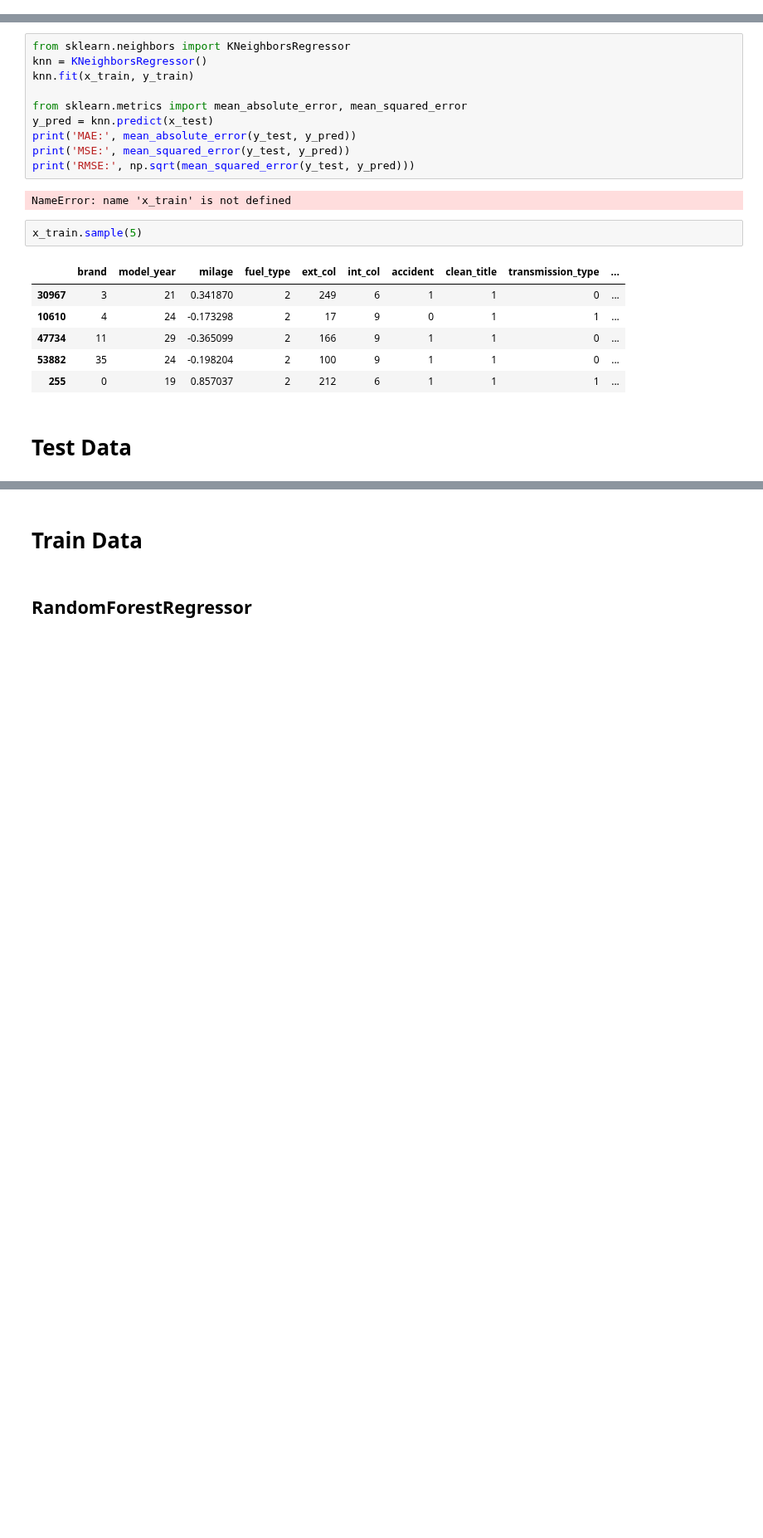
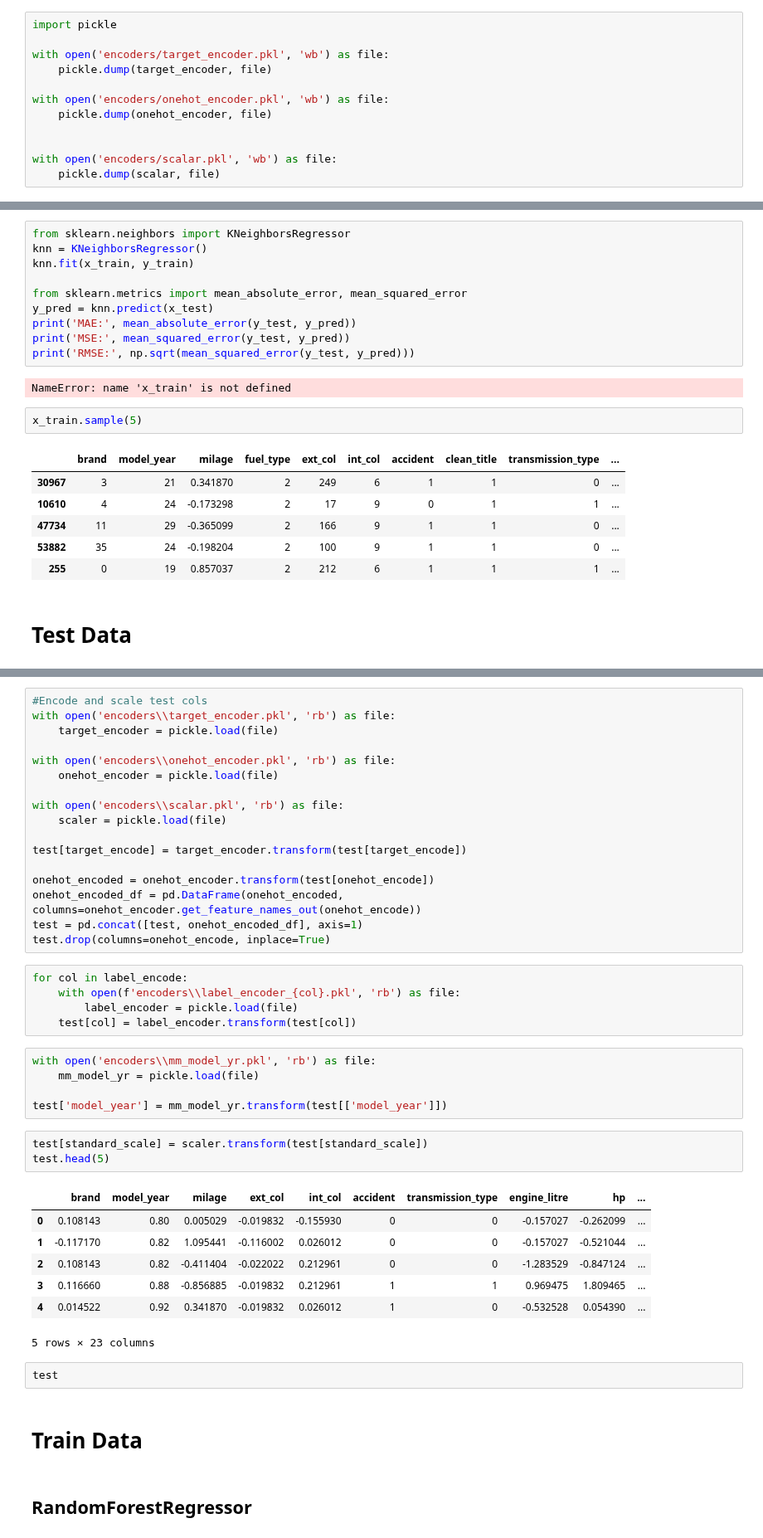
Before and after one commit to S1XTUS/KaggleXFellowShip-Used-Car-Price, a Jupyter notebook: kaggleX_Comp.ipynb, the cells around one changed output, grey strips where cells are left out. Shown at 83% size. Cells and saved outputs as stored; diff of their text form; blank space fills up the shorter version.

```diff
--- a/kaggleX_Comp.ipynb
+++ b/kaggleX_Comp.ipynb
@@ -418,3 +493,15 @@ df[cols_scale] = sc.fit_transform(df[cols_scale])
+# %%
+import pickle
+
+with open('encoders/target_encoder.pkl', 'wb') as file:
+    pickle.dump(target_encoder, file)
+
+with open('encoders/onehot_encoder.pkl', 'wb') as file:
+    pickle.dump(onehot_encoder, file)
+
+
+with open('encoders/scalar.pkl', 'wb') as file:
+    pickle.dump(scalar, file)
 # %%
 df.sample(5)
 # %% [output]
@@ -556,3 +627,43 @@ test[cols_scale] = sc.fit_transform(test[cols_scale])
+# %%
+#Encode and scale test cols
+with open('encoders\\target_encoder.pkl', 'rb') as file:
+    target_encoder = pickle.load(file)
+
+with open('encoders\\onehot_encoder.pkl', 'rb') as file:
+    onehot_encoder = pickle.load(file)
+
+with open('encoders\\scalar.pkl', 'rb') as file:
+    scaler = pickle.load(file)
+
+test[target_encode] = target_encoder.transform(test[target_encode])
+
+onehot_encoded = onehot_encoder.transform(test[onehot_encode])
+onehot_encoded_df = pd.DataFrame(onehot_encoded, columns=onehot_encoder.get_feature_names_out(onehot_encode))
+test = pd.concat([test, onehot_encoded_df], axis=1)
+test.drop(columns=onehot_encode, inplace=True)
+# %%
+for col in label_encode:
+    with open(f'encoders\\label_encoder_{col}.pkl', 'rb') as file:
+        label_encoder = pickle.load(file)
+    test[col] = label_encoder.transform(test[col])
+# %%
+with open('encoders\\mm_model_yr.pkl', 'rb') as file:
+    mm_model_yr = pickle.load(file)
+
+test['model_year'] = mm_model_yr.transform(test[['model_year']])
+# %%
+test[standard_scale] = scaler.transform(test[standard_scale])
+test.head(5)
+# %% [output]
+|  | brand | model_year | milage | ext_col | int_col | accident | transmission_type | engine_litre | hp | ... |
+| 0 | 0.108143 | 0.80 | 0.005029 | -0.019832 | -0.155930 | 0 | 0 | -0.157027 | -0.262099 | ... |
+| 1 | -0.117170 | 0.82 | 1.095441 | -0.116002 | 0.026012 | 0 | 0 | -0.157027 | -0.521044 | ... |
+| 2 | 0.108143 | 0.82 | -0.411404 | -0.022022 | 0.212961 | 0 | 0 | -1.283529 | -0.847124 | ... |
+| 3 | 0.116660 | 0.88 | -0.856885 | -0.019832 | 0.212961 | 1 | 1 | 0.969475 | 1.809465 | ... |
+| 4 | 0.014522 | 0.92 | 0.341870 | -0.019832 | 0.026012 | 1 | 0 | -0.532528 | 0.054390 | ... |
+5 rows × 23 columns
+# %%
+test
 # %% [markdown]
 # Train Data
 # %% [markdown]
```
Also changed, not shown: parts of 28 cells of this notebook, 7 other files.
